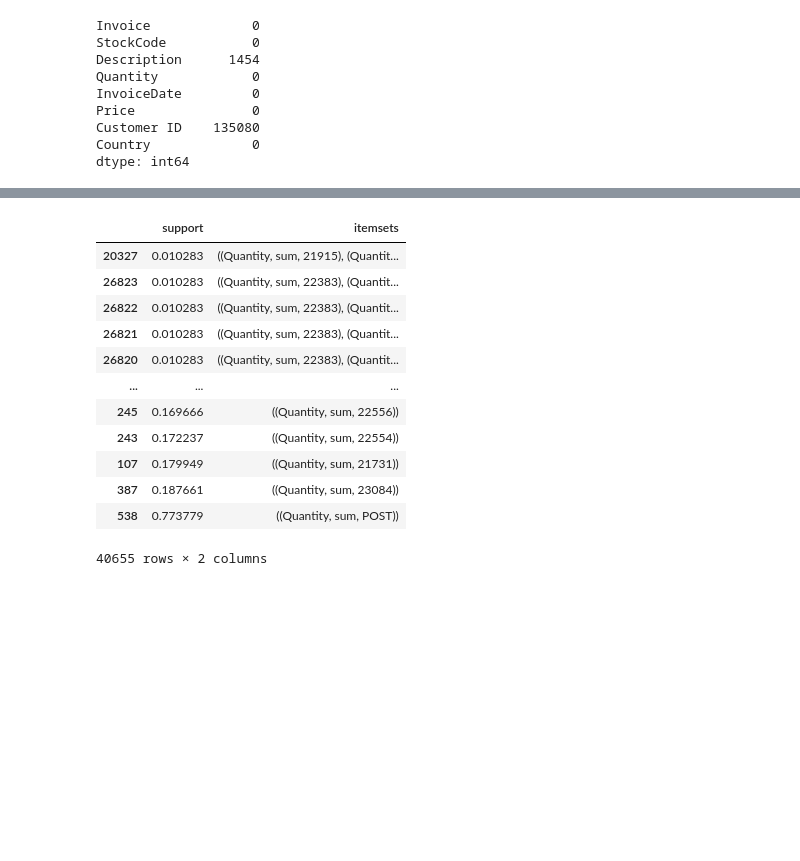
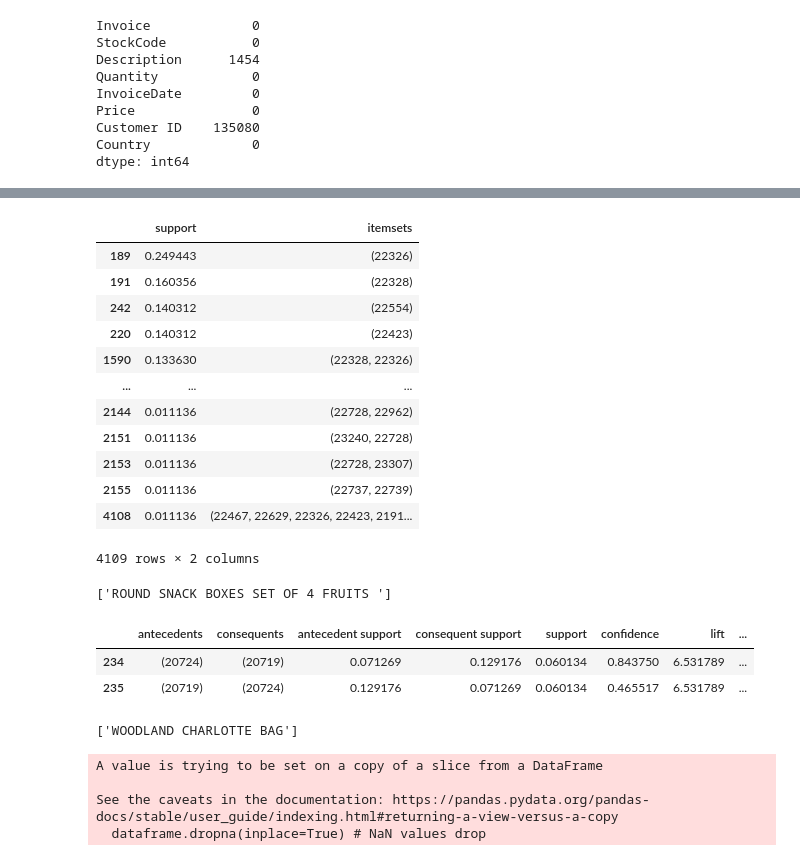
Before and after one commit to emreakdogan/online_retail_recommendation_system, a Jupyter notebook: Task.ipynb, the cells around one changed output, grey strips where cells are left out. Drawn from its saved outputs; the diff is of its cells as text; code cells hidden in the pictures; blank space fills up the shorter version.

```diff
--- a/Task.ipynb
+++ b/Task.ipynb
@@ -11,6 +11,3 @@ from mlxtend.frequent_patterns import apriori, association_rules
 # %%
 # load data
 df = pd.read_excel("online_retail_II.xlsx",sheet_name = "Year 2010-2011")
-# %%
-# dataframe create  a copy
-df = df.copy()
@@ -65,6 +65,7 @@ def replace_with_thresholds(dataframe, variable):
     dataframe.loc[(dataframe[variable]> up_limit),variable] = up_limit  # outliers changed with up limit
 # %%
 def retail_data_preparation(dataframe):
+    dataframe = dataframe[~(dataframe.StockCode=="POST")] # take only StockCode isn't POST
     dataframe.dropna(inplace=True) # NaN values drop
     dataframe = dataframe[~dataframe["Invoice"].apply(str).str.contains("C", na = False)] # don't take canceled invoice
     dataframe = dataframe[dataframe["Quantity"]>0] # take only quantity > 0
@@ -73,6 +74,6 @@ def retail_data_preparation(dataframe):
     replace_with_thresholds(dataframe,"Quantity") # replace outliers with up or low limit for Quantity
     return dataframe
 # %%
-df = df[df["Country"]=="France"]
+df = df[df["Country"]=="Germany"]
 # %%
 df = retail_data_preparation(df)
@@ -89,8 +95,8 @@ df.head()
 # create pivot table (ınvoice-product)
 def create_invoice_product_dataframe(dataframe,id = False):
     if id:
-        return dataframe.groupby(["Invoice","StockCode"]).agg({"Quantity":["sum"]}).unstack().fillna(0).applymap(lambda x: 1 if x > 0 else 0) # replace nan values 0 and if quantity > 0 replace 1
-    return dataframe.groupby(["Invoice","Description"]).agg({"Quantity":["sum"]}).unstack().fillna(0).applymap(lambda x: 1 if x > 0 else 0) # replace nan values 0 and if quantity > 0 replace 1
+        return dataframe.groupby(["Invoice","StockCode"])["Quantity"].sum().unstack().fillna(0).applymap(lambda x: 1 if x > 0 else 0) # replace nan values 0 and if quantity > 0 replace 1
+    return dataframe.groupby(["Invoice","Description"])["Quantity"].sum().unstack().fillna(0).applymap(lambda x: 1 if x > 0 else 0) # replace nan values 0 and if quantity > 0 replace 1
 # %%
 create_invoice_product_dataframe(df, id = True)
 # %% [output]
@@ -140,17 +138,23 @@ df = create_invoice_product_dataframe(df, id = True)
 frequent_items = apriori(df, min_support= 0.01 , use_colnames= True)
 # %%
-frequent_items.sort_values(by="support", ascending = True)
+frequent_items.sort_values(by="support", ascending = False) # Support(X,Y) = Freq(X,Y) / N
 # %% [output]
 |  | support | itemsets |
-| 20327 | 0.010283 | ((Quantity, sum, 21915), (Quantit... |
-| 26823 | 0.010283 | ((Quantity, sum, 22383), (Quantit... |
-| 26822 | 0.010283 | ((Quantity, sum, 22383), (Quantit... |
-| 26821 | 0.010283 | ((Quantity, sum, 22383), (Quantit... |
-| 26820 | 0.010283 | ((Quantity, sum, 22383), (Quantit... |
+| 189 | 0.249443 | (22326) |
+| 191 | 0.160356 | (22328) |
+| 242 | 0.140312 | (22554) |
+| 220 | 0.140312 | (22423) |
+| 1590 | 0.133630 | (22328, 22326) |
 | ... | ... | ... |
-| 245 | 0.169666 | ((Quantity, sum, 22556)) |
-| 243 | 0.172237 | ((Quantity, sum, 22554)) |
-| 107 | 0.179949 | ((Quantity, sum, 21731)) |
-| 387 | 0.187661 | ((Quantity, sum, 23084)) |
-| 538 | 0.773779 | ((Quantity, sum, POST)) |
+| 2144 | 0.011136 | (22728, 22962) |
+| 2151 | 0.011136 | (23240, 22728) |
+| 2153 | 0.011136 | (22728, 23307) |
+| 2155 | 0.011136 | (22737, 22739) |
+| 4108 | 0.011136 | (22467, 22629, 22326, 22423, 2191... |
-40655 rows × 2 columns
+4109 rows × 2 columns
+# %%
+# view an example above table (support value is 0.13)
+check_id(df_copy,22326)
+check_id(df_copy,22328)
+# %% [output]
+['ROUND SNACK BOXES SET OF 4 FRUITS ']
@@ -156,0 +164,13 @@ frequent_items.sort_values(by="support", ascending = True)
+# %%
+# Confidence(X,Y) = Freq(X,Y) / Freq(X)
+# Lift = Support(X,Y) / (Support(X) * Support(Y))
+rules[(rules.support>0.05) & (rules.confidence>0.1) & (rules.lift>5)].sort_values(by="confidence", ascending = False)
+# %% [output]
+|  | antecedents | consequents | antecedent support | consequent support | support | confidence | lift | ... |
+| 234 | (20724) | (20719) | 0.071269 | 0.129176 | 0.060134 | 0.843750 | 6.531789 | ... |
+| 235 | (20719) | (20724) | 0.129176 | 0.071269 | 0.060134 | 0.465517 | 6.531789 | ... |
+# %%
+check_id(df_copy, 20724)
+check_id(df_copy, 20719)
+# %% [output]
+['WOODLAND CHARLOTTE BAG']
@@ -156,0 +185,9 @@ frequent_items.sort_values(by="support", ascending = True)
+# %%
+# apply a different country
+df = retail_data_preparation(df_copy)
+rules = create_rules(df, country = "France")
+# %% [output]
+A value is trying to be set on a copy of a slice from a DataFrame
+
+See the caveats in the documentation: https://pandas.pydata.org/pandas-docs/stable/user_guide/indexing.html#returning-a-view-versus-a-copy
+  dataframe.dropna(inplace=True) # NaN values drop
```
Also changed, not shown: parts of 14 cells of this notebook.
